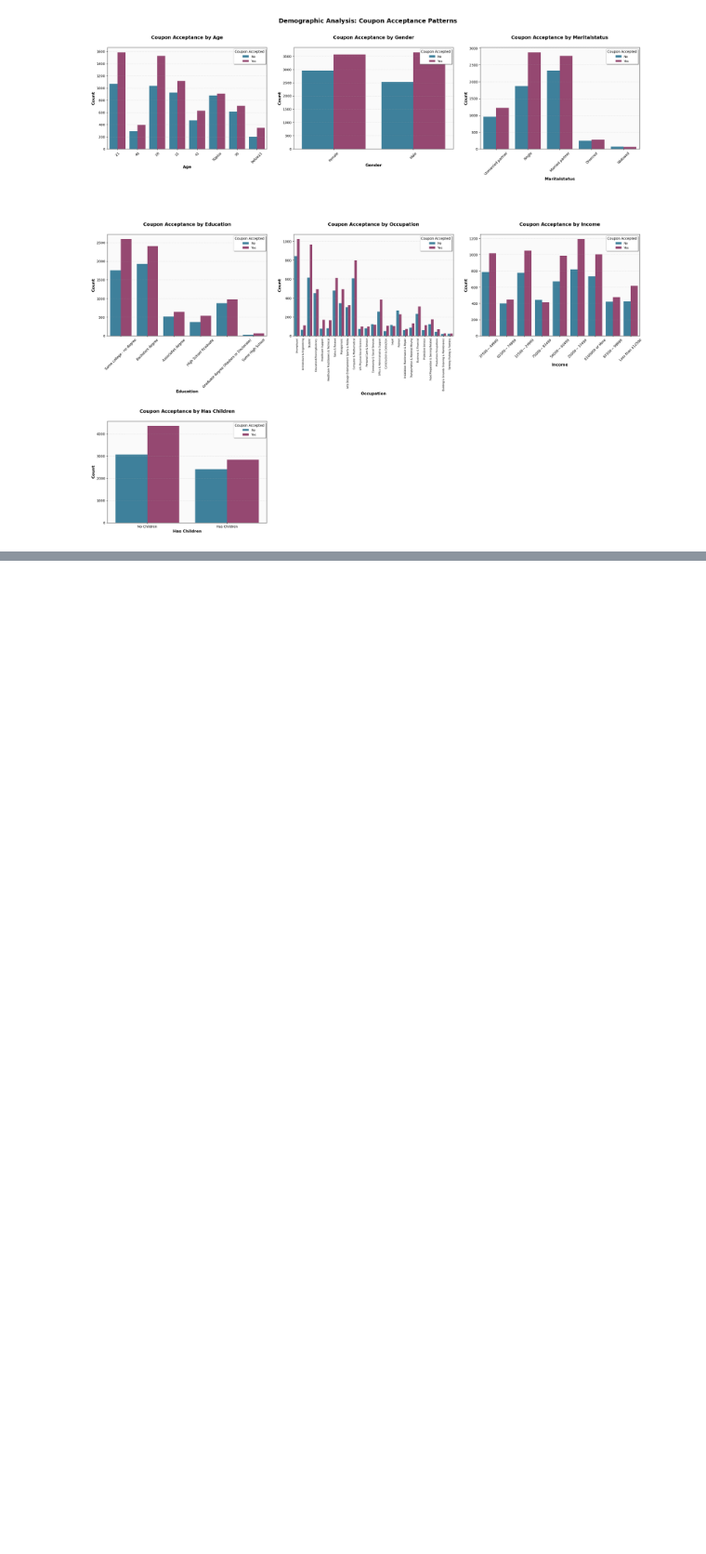
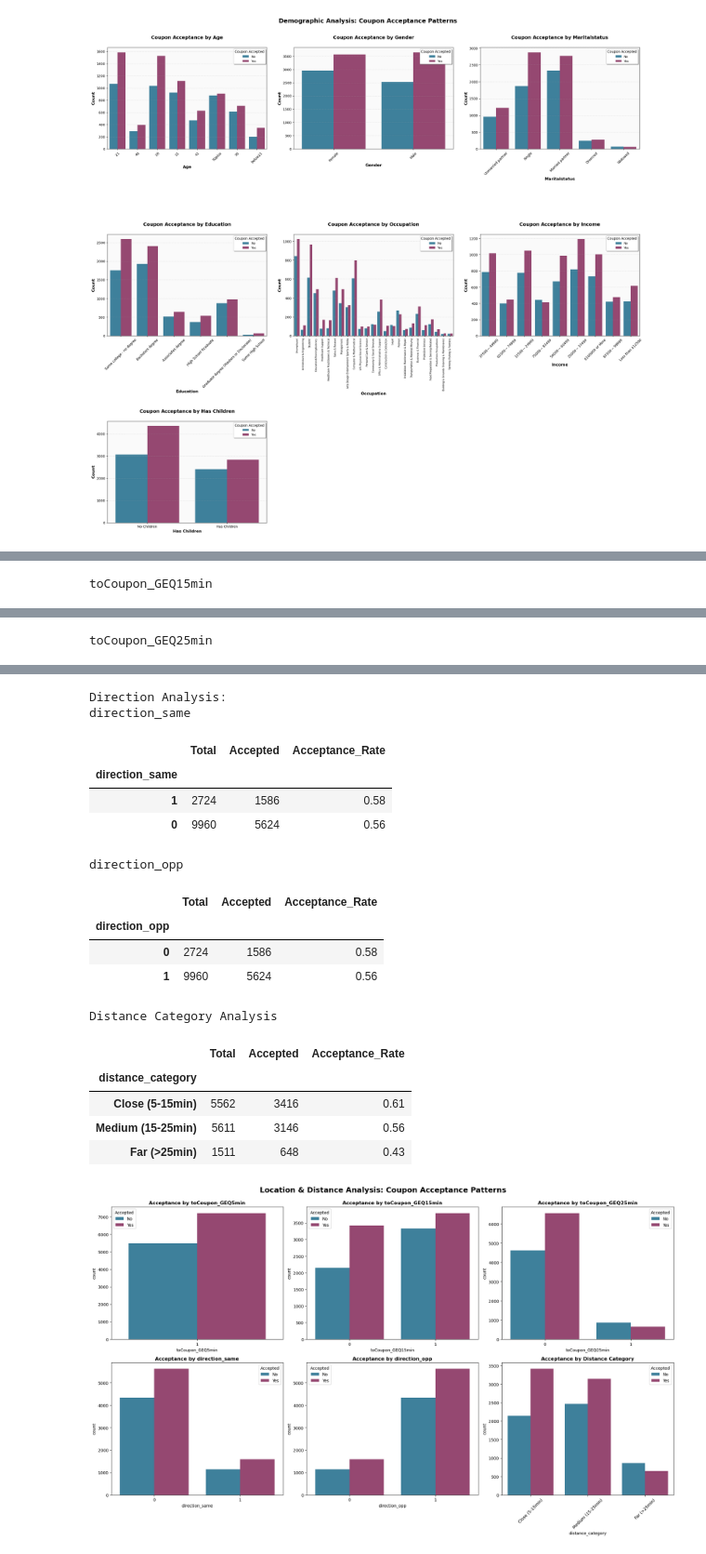
Before and after one commit to ricochetventures/coupon, a Jupyter notebook: coupon_acceptance_analysis.ipynb, the cells around one changed output, grey strips where cells are left out. Shown at 93% size. Saved outputs shown, nothing was run; the diff lists cells and outputs as text; code cells hidden in the pictures; blank space fills up the shorter version.

```diff
--- a/coupon_acceptance_analysis.ipynb
+++ b/coupon_acceptance_analysis.ipynb
@@ -420,0 +554,59 @@ has children:
+# %%
+# Analyze distance factors
+distance_vars = ['toCoupon_GEQ5min', 'toCoupon_GEQ15min', 'toCoupon_GEQ25min']
+direction_vars = ['direction_same', 'direction_opp']
+
+print("Distance Analysis:")
+distance_results = {}
+for distance in distance_vars:
+    print(f"{distance}")
+    result = analyze_demographic(distance)
+    distance_results[distance] = result
+    display(result)
+
+print("Direction Analysis:")
+direction_results = {}
+for direction in direction_vars:
+    print(f"{direction}")
+    result = analyze_demographic(direction)
+    direction_results[direction] = result
+    display(result)
+
+# Create distance categories for better analysis
+df['distance_category'] = 'Very Close (<5min)'
+df.loc[df['toCoupon_GEQ5min'] == 1, 'distance_category'] = 'Close (5-15min)'
+df.loc[df['toCoupon_GEQ15min'] == 1, 'distance_category'] = 'Medium (15-25min)'
+df.loc[df['toCoupon_GEQ25min'] == 1, 'distance_category'] = 'Far (>25min)'
+
+print("Distance Category Analysis")
+distance_cat_analysis = analyze_demographic('distance_category')
+display(distance_cat_analysis)
+
+# Visualize location factors
+fig, axes = plt.subplots(2, 3, figsize=(20, 12))
+
+# Distance factors
+for i, distance in enumerate(distance_vars):
+    sns.countplot(data=df, x=distance, hue='Y', ax=axes[0,i])
+    axes[0,i].set_title(f'Acceptance by {distance}', fontsize=12, fontweight='bold')
+    axes[0,i].legend(title='Accepted', labels=['No', 'Yes'])
+
+# Direction factors
+for i, direction in enumerate(direction_vars):
+    sns.countplot(data=df, x=direction, hue='Y', ax=axes[1,i])
+    axes[1,i].set_title(f'Acceptance by {direction}', fontsize=12, fontweight='bold')
+    axes[1,i].legend(title='Accepted', labels=['No', 'Yes'])
+
+# Distance categories
+sns.countplot(data=df, x='distance_category', hue='Y', ax=axes[1,2])
+axes[1,2].set_title('Acceptance by Distance Category', fontsize=12, fontweight='bold')
+axes[1,2].tick_params(axis='x', rotation=45)
+axes[1,2].legend(title='Accepted', labels=['No', 'Yes'])
+
+# Add a main title with higher position to avoid overlap
+fig.suptitle('Location & Distance Analysis: Coupon Acceptance Patterns',
+             fontsize=18, fontweight='bold', y=0.995)
+
+plt.tight_layout()
+plt.show()
+# %% [output]
@@ -420,0 +618 @@ has children:
+toCoupon_GEQ15min
@@ -420,0 +623 @@ has children:
+toCoupon_GEQ25min
@@ -420,0 +628,18 @@ has children:
+Direction Analysis:
+direction_same
+|  | Total | Accepted | Acceptance_Rate |
+| direction_same |  |  |  |
+| 1 | 2724 | 1586 | 0.58 |
+| 0 | 9960 | 5624 | 0.56 |
+direction_opp
+|  | Total | Accepted | Acceptance_Rate |
+| direction_opp |  |  |  |
+| 0 | 2724 | 1586 | 0.58 |
+| 1 | 9960 | 5624 | 0.56 |
+Distance Category Analysis
+|  | Total | Accepted | Acceptance_Rate |
+| distance_category |  |  |  |
+| Close (5-15min) | 5562 | 3416 | 0.61 |
+| Medium (15-25min) | 5611 | 3146 | 0.56 |
+| Far (>25min) | 1511 | 648 | 0.43 |
+[figure, added]
```
Also changed, not shown: parts of 13 cells of this notebook.
